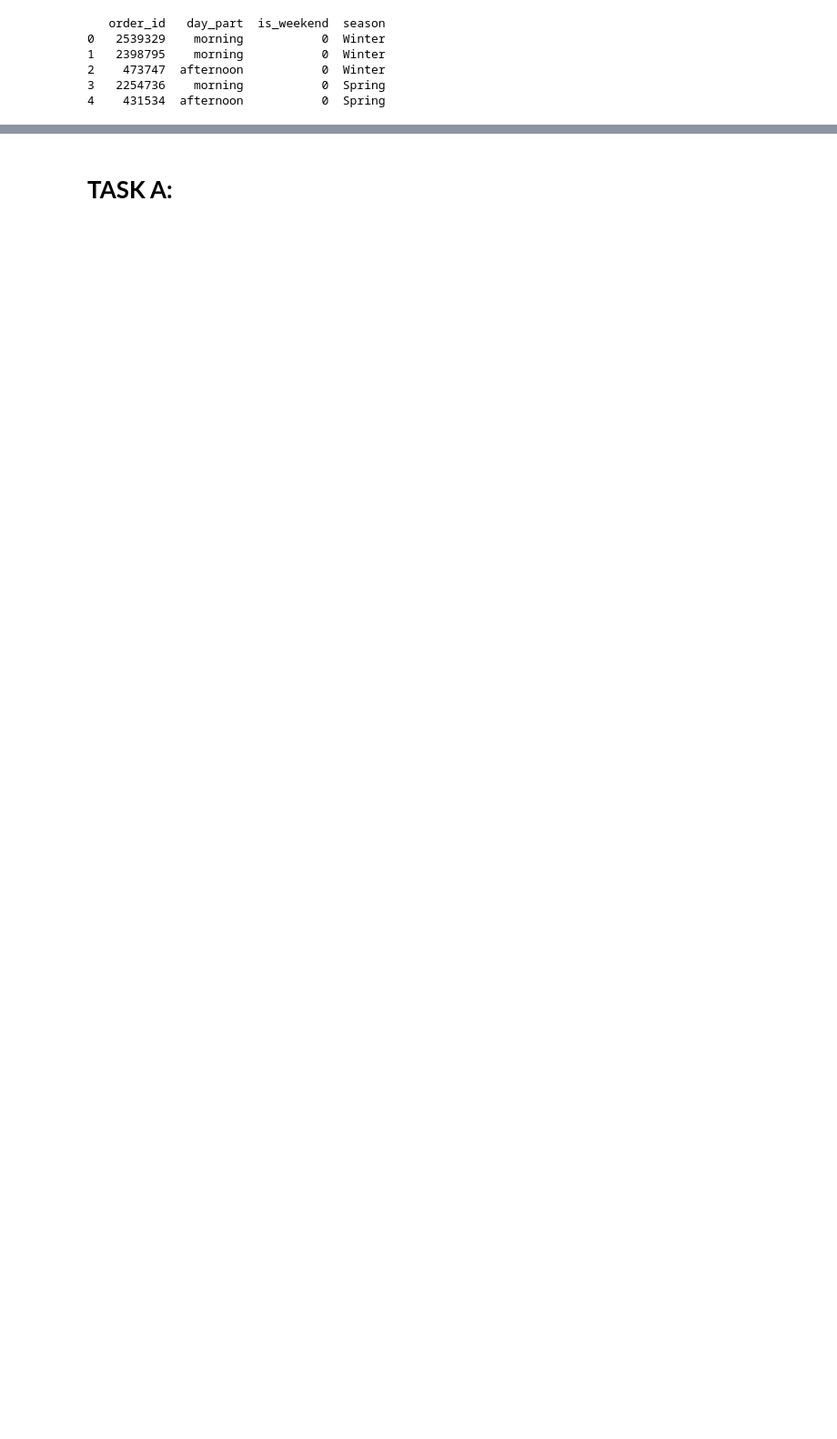
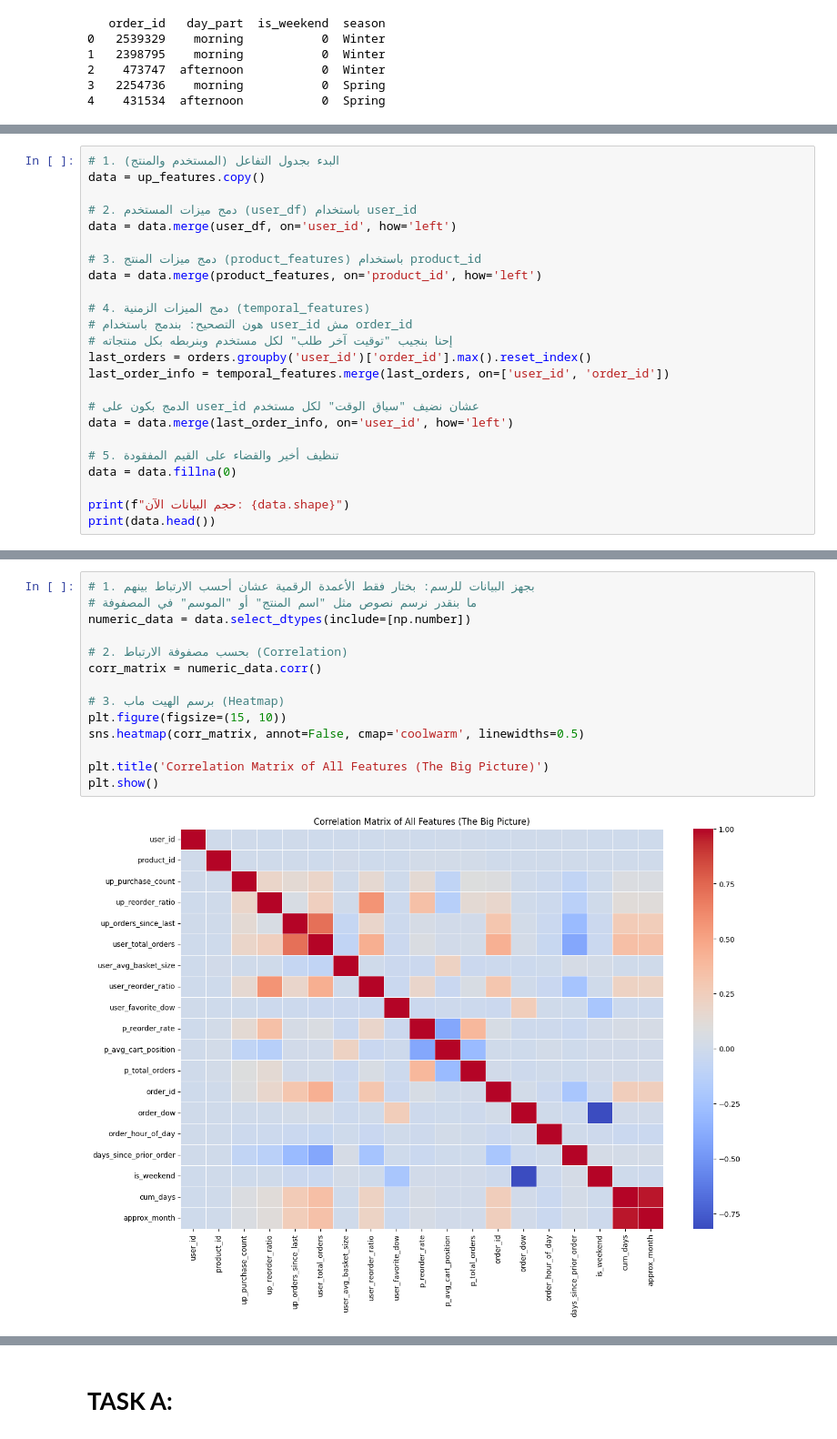
Before and after one commit to YamenObeidat/Machine-Learning-Final-Project-1, a Jupyter notebook: edit3:30AM.ipynb, the cells around one changed output, grey strips where cells are left out. Shown at 91% size. Drawn from its saved outputs; the diff is of its cells as text; blank space fills up the shorter version.

```diff
--- a/edit3:30AM.ipynb
+++ b/edit3:30AM.ipynb
@@ -502,0 +542,24 @@ plt.show()
+# %%
+# 1. البدء بجدول التفاعل (المستخدم والمنتج)
+data = up_features.copy()
+
+# 2. دمج ميزات المستخدم (user_df) باستخدام user_id
+data = data.merge(user_df, on='user_id', how='left')
+
+# 3. دمج ميزات المنتج (product_features) باستخدام product_id
+data = data.merge(product_features, on='product_id', how='left')
+
+# 4. دمج الميزات الزمنية (temporal_features)
+# هون التصحيح: بندمج باستخدام user_id مش order_id
+# إحنا بنجيب "توقيت آخر طلب" لكل مستخدم وبنربطه بكل منتجاته
+last_orders = orders.groupby('user_id')['order_id'].max().reset_index()
+last_order_info = temporal_features.merge(last_orders, on=['user_id', 'order_id'])
+
+# الدمج بكون على user_id عشان نضيف "سياق الوقت" لكل مستخدم
+data = data.merge(last_order_info, on='user_id', how='left')
+
+# 5. تنظيف أخير والقضاء على القيم المفقودة
+data = data.fillna(0)
+
+print(f"حجم البيانات الآن: {data.shape}")
+print(data.head())
@@ -502,0 +584,16 @@ plt.show()
+# %%
+# 1. بجهز البيانات للرسم: بختار فقط الأعمدة الرقمية عشان أحسب الارتباط بينهم
+# ما بنقدر نرسم نصوص مثل "اسم المنتج" أو "الموسم" في المصفوفة
+numeric_data = data.select_dtypes(include=[np.number])
+
+# 2. بحسب مصفوفة الارتباط (Correlation)
+corr_matrix = numeric_data.corr()
+
+# 3. برسم الهيت ماب (Heatmap)
+plt.figure(figsize=(15, 10))
+sns.heatmap(corr_matrix, annot=False, cmap='coolwarm', linewidths=0.5)
+
+plt.title('Correlation Matrix of All Features (The Big Picture)')
+plt.show()
+# %% [output]
+[figure, added]
```
Also changed, not shown: parts of 21 cells of this notebook.
